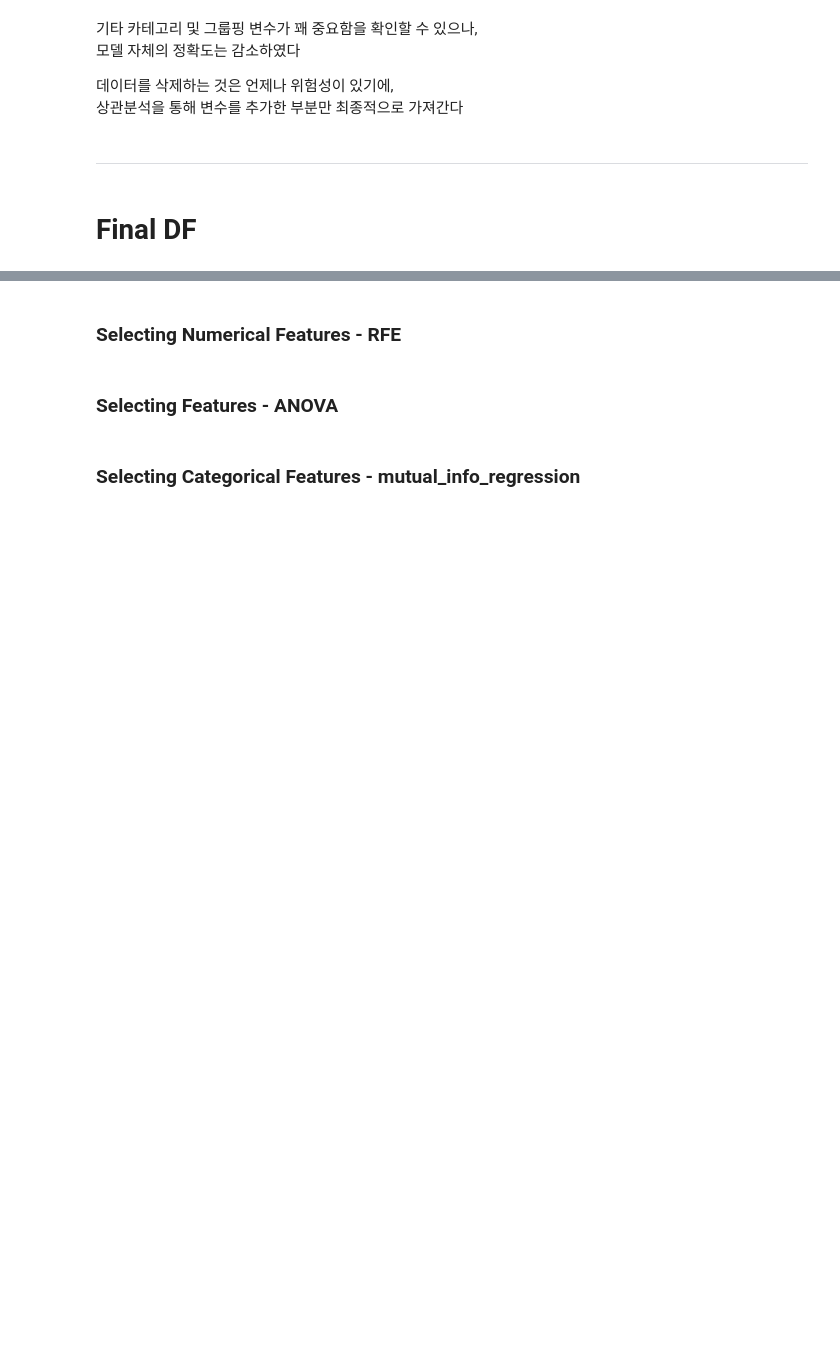
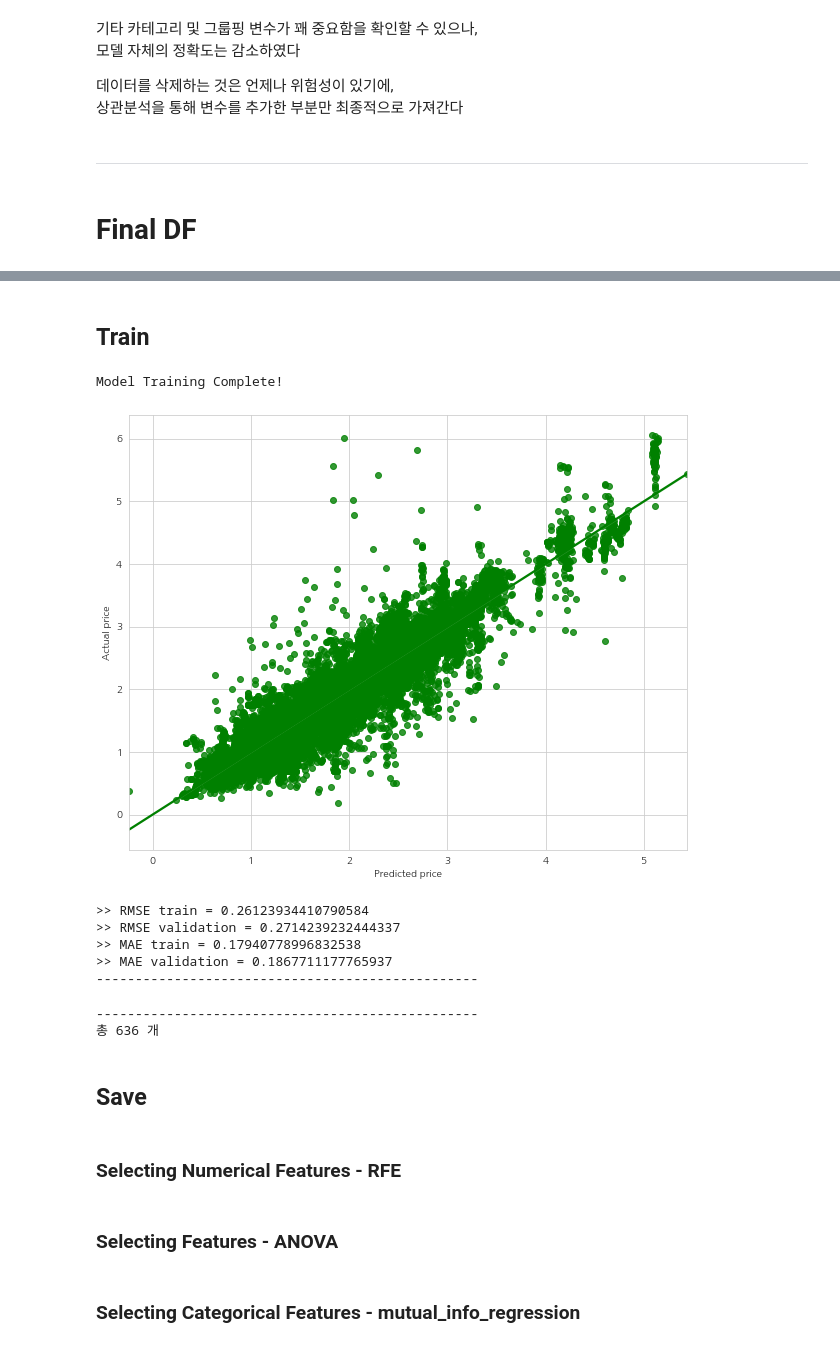
Before and after one commit to Yeony54/Project_Seafood_Import_Price_Prediction, a Jupyter notebook: 3-2. 전처리 가설 검증.ipynb, the cells around one changed output, grey strips where cells are left out. Drawn from its saved outputs; the diff is of its cells as text; code cells hidden in the pictures; blank space fills up the shorter version.

```diff
--- a/3-2. 전처리 가설 검증.ipynb
+++ b/3-2. 전처리 가설 검증.ipynb
@@ -979,0 +1018,35 @@ df_final = df_train.copy()
+# %%
+# 정규화
+df_final['P_PRICE'] = np.log1p(df_final['P_PRICE'])
+added = ['name_cnt', 'import_cnt']
+for column in added:
+    df_final[column] = np.log1p(df_final[column])
+# %%
+# Grouping
+df_final['temp_kr'] = (df_final['temperature_kr'] + df_final['water_temp_kr']) / 2
+# %%
+# One Hot Encoding
+one_hot = ['CTRY_1', 'CTRY_2', 'P_PURPOSE', 'CATEGORY_1', 'CATEGORY_2', 'P_NAME']
+df_final = pd.get_dummies(df_final, columns=one_hot)
+# %%
+# Drop
+df_final.drop(columns=['ctry2_cnt', 'cpi_fish', 'temperature_kr', 'water_temp_kr', 'P_IMPORT_TYPE'], axis=1, inplace=True)
+# %% [markdown]
+## Train
+# %%
+model = train_model(df_final.drop(columns=['P_PRICE']), df_final['P_PRICE'])
+# %% [output]
+Model Training Complete!
+[figure, added]
+>> RMSE train = 0.26123934410790584
+>> RMSE validation = 0.2714239232444337
+>> MAE train = 0.17940778996832538
+>> MAE validation = 0.1867711177765937
+-------------------------------------------------
+# %%
+final_fs = print_importance(model, df_final, [])
+# %% [output]
+-------------------------------------------------
+총 636 개
+# %% [markdown]
+## Save
```
Also changed, not shown: parts of 9 cells of this notebook.
